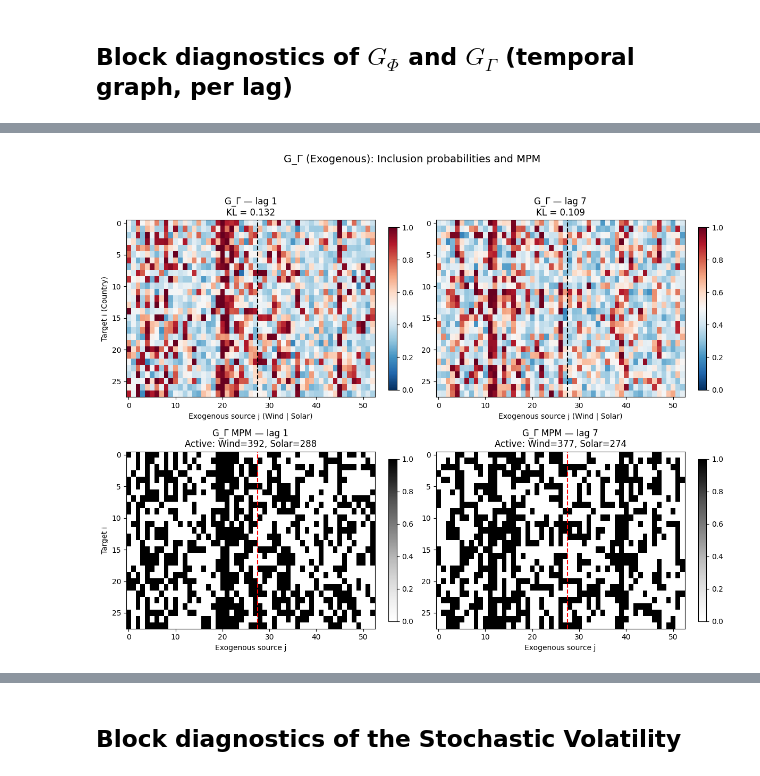
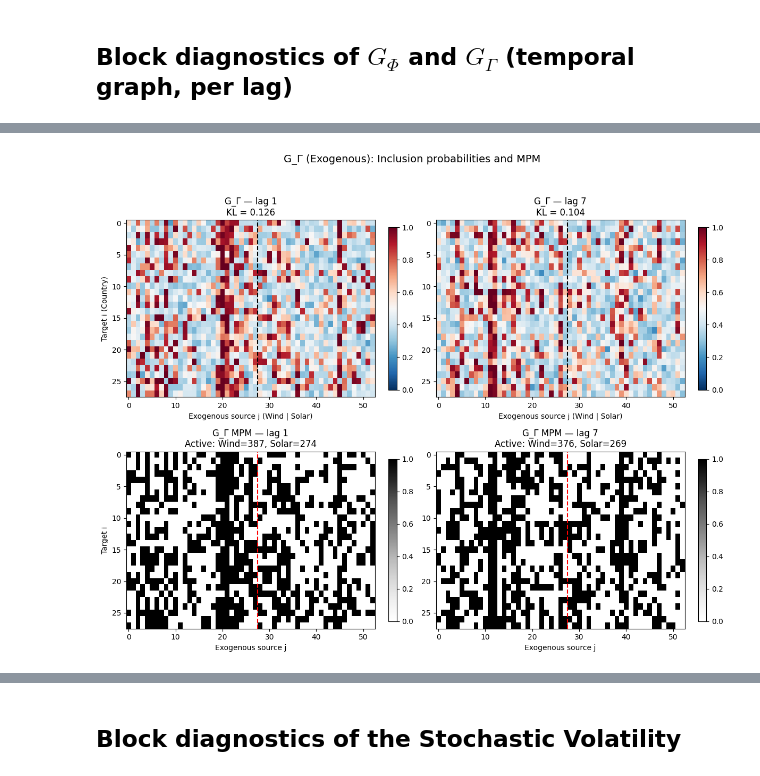
Before and after one commit to Silvia-Guidi/tesi, a Jupyter notebook: notebooks/diagnostics.ipynb, the cells around one changed output, grey strips where cells are left out. Saved outputs shown, nothing was run; the diff lists cells and outputs as text; code cells hidden in the pictures.

```diff
--- a/notebooks/diagnostics.ipynb
+++ b/notebooks/diagnostics.ipynb
@@ -15,6 +15,7 @@ This notebook produces convergence diagnostics, mixing analysis, and posterior s
 NOTEBOOK_DIR = Path.cwd()
 PROJECT_ROOT = NOTEBOOK_DIR.parent
 SAMPLES_DIR  = PROJECT_ROOT / "outputs"
+OUTPUT_DIR   = PROJECT_ROOT / "outputs"
 
 LAG_LABELS = {0: "lag 1", 1: "lag 7"}
 
@@ -531,93 +805,88 @@ lag 7        744               40         45      96.6%  0.1506       392
 # %%
-if "G_Gamma" in samples:
-    G_Gamma = samples["G_Gamma"]                          # (ny, nx, p, N)
-    ny, nx, p, N = G_Gamma.shape
-    n_wind = 28 # Come specificato prima
+if "G_Gamma" in stacked:
+    G_Gamma = stacked["G_Gamma"]                  # (n_chains, ny, nx, p, N_KEEP)
+    n_chains, ny, nx, p, N_KEEP = G_Gamma.shape
+    n_wind = 28
+    G_Gamma_pool = pool_chains(G_Gamma)           # (ny, nx, p, n_chains * N_KEEP)
 
-    # Probabilità di inclusione
-    edge_prob_GGamma = G_Gamma.mean(axis=3)               # (ny, nx, p)
+    edge_prob_GGamma = G_Gamma_pool.mean(axis=3)  # (ny, nx, p) — pooled
 
-    # Layout: una riga per le Probabilità, una per l'MPM
-    # Ogni colonna è un lag
     fig, axes = plt.subplots(2, p, figsize=(6 * p, 10))
     if p == 1:
         axes = axes.reshape(2, 1)
 
-    kl_table = []
+    kl_table = []                                 # <-- populated in this loop
     for s in range(p):
-        # ----- Top row: Posterior Inclusion Probabilities -----
+        # ----- Top row: posterior inclusion probabilities -----
         ax_top = axes[0, s]
-        e = edge_prob_GGamma[:, :, s]
-
+        e = edge_prob_GGamma[:, :, s]             # pooled PIP for this lag
         im_top = ax_top.imshow(e, cmap="RdBu_r", vmin=0, vmax=1, aspect="auto")
-
-        # Linea verticale per separare Wind da Solar
-        ax_top.axvline(x=n_wind - 0.5, color='black', linestyle='--', lw=1.5)
+        ax_top.axvline(x=n_wind - 0.5, color="black", linestyle="--", lw=1.5)
 
         kl = float(np.mean(kl_bernoulli_to_uniform(e)))
         kl_table.append({
-            "Lag": LAG_LABELS.get(s, f"lag {s+1}"),
-            "Mean KL": f"{kl:.4f}",
-            "MPM Wind": int((e[:, :n_wind] > 0.5).sum()),
-            "MPM Solar": int((e[:, n_wind:] > 0.5).sum())
+            "Lag":       LAG_LABELS.get(s, f"lag {s+1}"),
+            "Mean KL":   f"{kl:.4f}",
+            "MPM Wind":  int((e[:, :n_wind] > 0.5).sum()),
+            "MPM Solar": int((e[:, n_wind:] > 0.5).sum()),
         })
 
         ax_top.set_title(f"G_Γ — {LAG_LABELS.get(s, f'lag {s+1}')}\nKL = {kl:.3f}")
         ax_top.set_xlabel("Exogenous source j (Wind | Solar)")
-        if s == 0: ax_top.set_ylabel("Target i (Country)")
+        if s == 0:
+            ax_top.set_ylabel("Target i (Country)")
         plt.colorbar(im_top, ax=ax_top, fraction=0.03)
 
-        # ----- Bottom row: Median Probability Model (MPM) -----
+        # ----- Bottom row: Median Probability Model -----
         ax_bot = axes[1, s]
         GGamma_mpm = (e > 0.5).astype(np.float32)
+        im_bot = ax_bot.imshow(GGamma_mpm, cmap="Greys", vmin=0, vmax=1, aspect="auto")
+        ax_bot.axvline(x=n_wind - 0.5, color="red", linestyle="--", lw=1.5)
 
-        im_bot = ax_bot.imshow(GGamma_mpm, cmap="Greys", vmin=0, vmax=1, aspect="auto")
-        ax_bot.axvline(x=n_wind - 0.5, color='red', linestyle='--', lw=1.5) # Separatore visivo
-
-        n_wind_act = kl_table[s]["MPM Wind"]
+        n_wind_act  = kl_table[s]["MPM Wind"]
         n_solar_act = kl_table[s]["MPM Solar"]
-
         ax_bot.set_title(f"G_Γ MPM — {LAG_LABELS.get(s, f'lag {s+1}')}\n"
                          f"Active: Wind={n_wind_act}, Solar={n_solar_act}")
         ax_bot.set_xlabel("Exogenous source j")
-        if s == 0: ax_bot.set_ylabel("Target i")
+        if s == 0:
+            ax_bot.set_ylabel("Target i")
         plt.colorbar(im_bot, ax=ax_bot, fraction=0.03)
 
     fig.suptitle("G_Γ (Exogenous): Inclusion probabilities and MPM", fontsize=14)
     fig.tight_layout(rect=[0, 0.03, 1, 0.95])
     plt.show()
 
-    # Summary Table con dettaglio Wind/Solar
+    # ----- Summary table — ESS / R-hat on the pooled chain per arc -----
     rows = []
     for s in range(p):
-        slab = G_Gamma[:, :, s, :].astype(np.float64)
-        flat = slab.reshape(-1, N)
-        var = flat.var(axis=1)
+        slab = G_Gamma[:, :, :, s, :].astype(np.float64)   # (n_chains, ny, nx, N_KEEP)
+        flat = slab.reshape(n_chains, -1, N_KEEP)          # (n_chains, ny*nx, N_KEEP)
+        flat_pool = pool_chains(flat)
+        var = flat_pool.var(axis=1)
         live_mask = var > 0
-
-        # Calcolo ESS solo per archi non degeneri
         if live_mask.any():
-            ess_live = np.array([ess_geyer(flat[k]) for k in np.where(live_mask)[0]])
-            med_ess = f"{np.median(ess_live):.0f}"
-            frac_low = f"{(ess_live < 100).mean():.1%}"
+            live_idx = np.where(live_mask)[0]
+            ess_live  = np.array([ess_multichain(flat[:, k, :]) for k in live_idx])
+            rhat_live = np.array([rhat(flat[:, k, :])           for k in live_idx])
+            med_ess   = f"{np.median(ess_live):.0f}"
+            frac_low  = f"{(ess_live < 100).mean():.1%}"
+            frac_rhat = f"{(rhat_live > 1.1).mean():.1%}"
         else:
-            med_ess, frac_low = "N/A", "0%"
-
+            med_ess, frac_low, frac_rhat = "N/A", "0%", "0%"
         rows.append({
-            "Lag":          LAG_LABELS.get(s, f"lag {s+1}"),
-            "Live arcs":    int(live_mask.sum()),
-            "Wind MPM":     kl_table[s]["MPM Wind"],
-            "Solar MPM":    kl_table[s]["MPM Solar"],
-            "Median ESS":   med_ess,
-            "ESS < 100":    frac_low,
-            "Mean KL":      kl_table[s]["Mean KL"]
+            "Lag":         LAG_LABELS.get(s, f"lag {s+1}"),
+            "Live arcs":   int(live_mask.sum()),
+            "Wind MPM":    kl_table[s]["MPM Wind"],
+            "Solar MPM":   kl_table[s]["MPM Solar"],
+            "Median ESS":  med_ess,
+            "ESS < 100":   frac_low,
+            "R-hat > 1.1": frac_rhat,
+            "Mean KL":     kl_table[s]["Mean KL"],
         })
-
-    import pandas as pd
     print("\n--- G_Gamma Efficiency and Selection Summary ---")
     print(pd.DataFrame(rows).to_string(index=False))
 else:
-    print("G_Gamma not in samples.")
+    print("G_Gamma not in stacked.")
 # %% [output]
-[figure, old version]
+[figure, new version]
 --- G_Gamma Efficiency and Selection Summary ---
```
Also changed, not shown: parts of 19 cells of this notebook, 8 other files.
